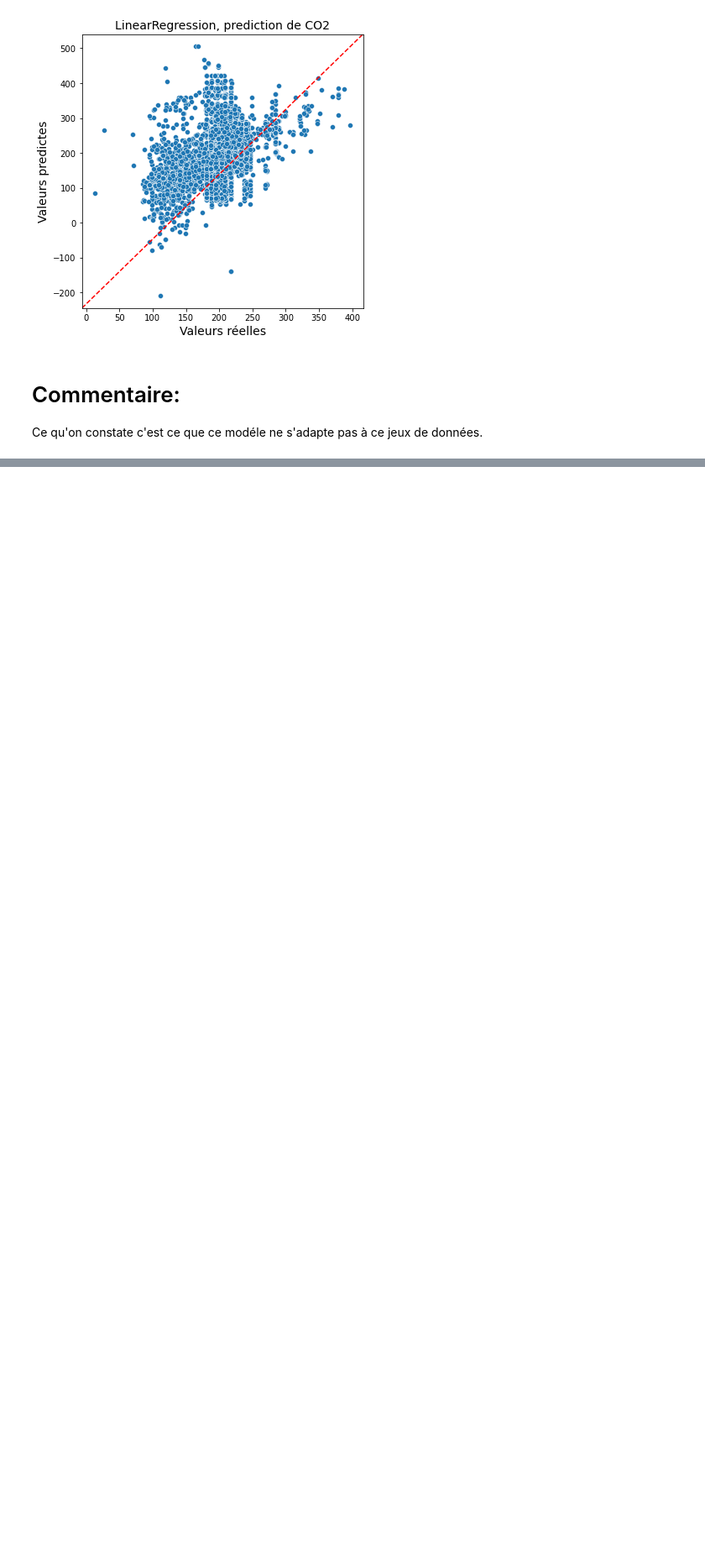
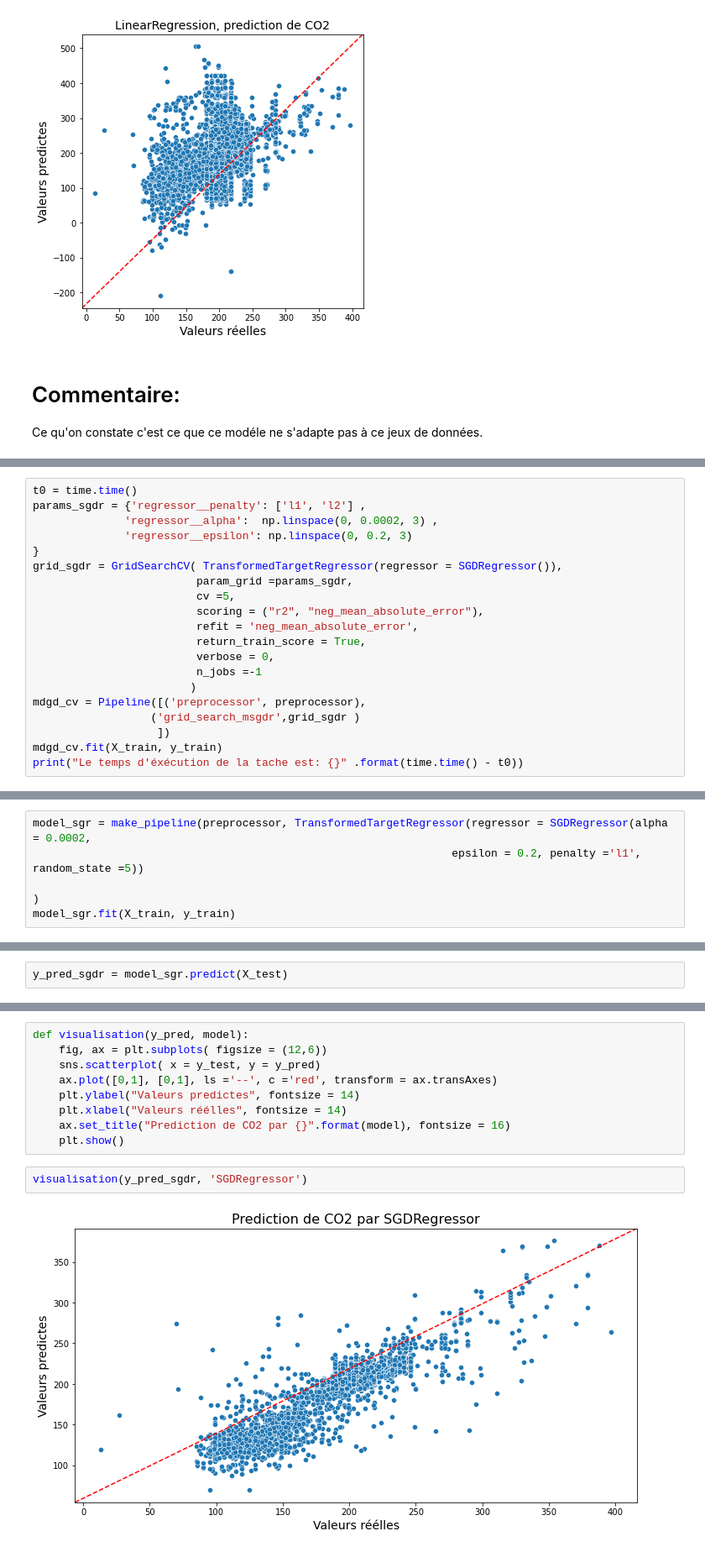
Before and after one commit to sylla2022-arc/Apprentissage-automatique-Regression, a Jupyter notebook: Prediction_Co2/Notebook_2_prediction_Apprentissag_automatique_Regression_CO2.ipynb, the cells around one changed output, grey strips where cells are left out. Shown: that part at 84% size. Drawn from its saved outputs; the diff is of its cells as text; blank space fills up the shorter version.

Commit message:
Ajout modele SGD Regressor

```diff
--- a/Prediction_Co2/Notebook_2_prediction_Apprentissag_automatique_Regression_CO2.ipynb
+++ b/Prediction_Co2/Notebook_2_prediction_Apprentissag_automatique_Regression_CO2.ipynb
@@ -453,0 +462,20 @@ Ce qu'on constate c'est ce que ce modéle ne s'adapte pas à ce jeux de données
+# %%
+t0 = time.time()
+params_sgdr = {'regressor__penalty': ['l1', 'l2'] ,
+              'regressor__alpha':  np.linspace(0, 0.0002, 3) ,
+              'regressor__epsilon': np.linspace(0, 0.2, 3)
+}
+grid_sgdr = GridSearchCV( TransformedTargetRegressor(regressor = SGDRegressor()),
+                         param_grid =params_sgdr,
+                         cv =5,
+                         scoring = ("r2", "neg_mean_absolute_error"),
+                         refit = 'neg_mean_absolute_error',
+                         return_train_score = True,
+                         verbose = 0,
+                         n_jobs =-1
+                        )
+mdgd_cv = Pipeline([('preprocessor', preprocessor),
+                  ('grid_search_msgdr',grid_sgdr )
+                   ])
+mdgd_cv.fit(X_train, y_train)
+print("Le temps d'éxécution de la tache est: {}" .format(time.time() - t0))
@@ -453,0 +511,6 @@ Ce qu'on constate c'est ce que ce modéle ne s'adapte pas à ce jeux de données
+# %%
+model_sgr = make_pipeline(preprocessor, TransformedTargetRegressor(regressor = SGDRegressor(alpha = 0.0002,
+                                                                epsilon = 0.2, penalty ='l1', random_state =5))
+
+)
+model_sgr.fit(X_train, y_train)
@@ -453,0 +538,2 @@ Ce qu'on constate c'est ce que ce modéle ne s'adapte pas à ce jeux de données
+# %%
+y_pred_sgdr = model_sgr.predict(X_test)
@@ -453,0 +570,13 @@ Ce qu'on constate c'est ce que ce modéle ne s'adapte pas à ce jeux de données
+# %%
+def visualisation(y_pred, model):
+    fig, ax = plt.subplots( figsize = (12,6))
+    sns.scatterplot( x = y_test, y = y_pred)
+    ax.plot([0,1], [0,1], ls ='--', c ='red', transform = ax.transAxes)
+    plt.ylabel("Valeurs predictes", fontsize = 14)
+    plt.xlabel("Valeurs réélles", fontsize = 14)
+    ax.set_title("Prediction de CO2 par {}".format(model), fontsize = 16)
+    plt.show()
+# %%
+visualisation(y_pred_sgdr, 'SGDRegressor')
+# %% [output]
+[figure, added]
```
Also changed, not shown: parts of 19 cells of this notebook, 1 other file.
